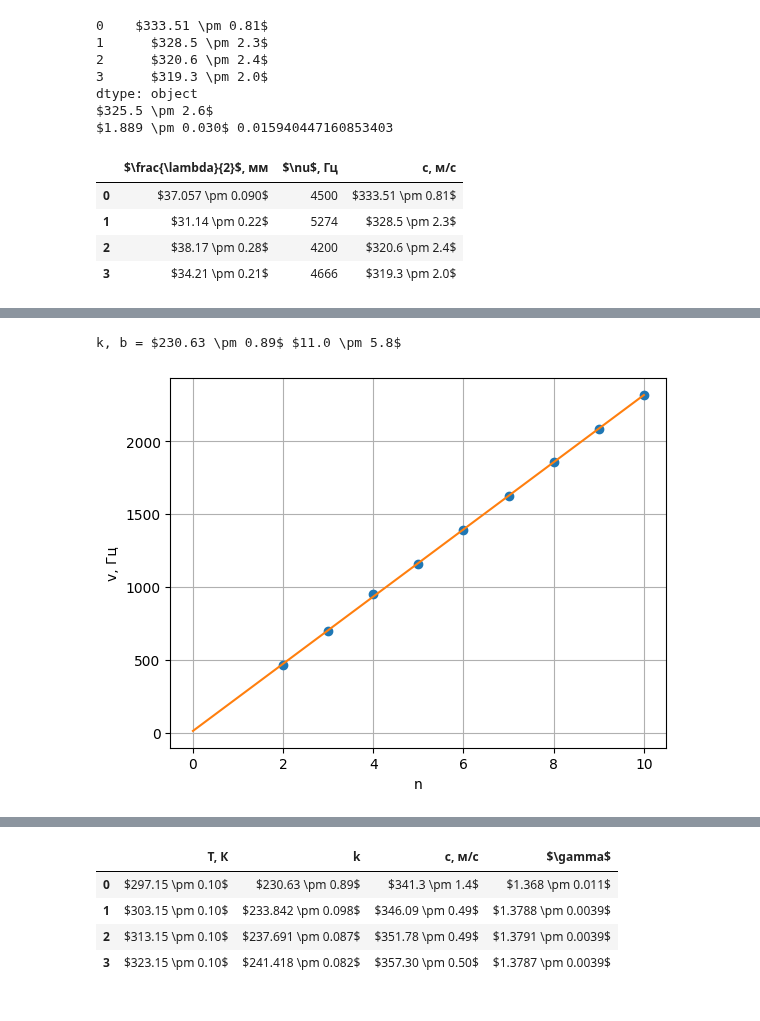
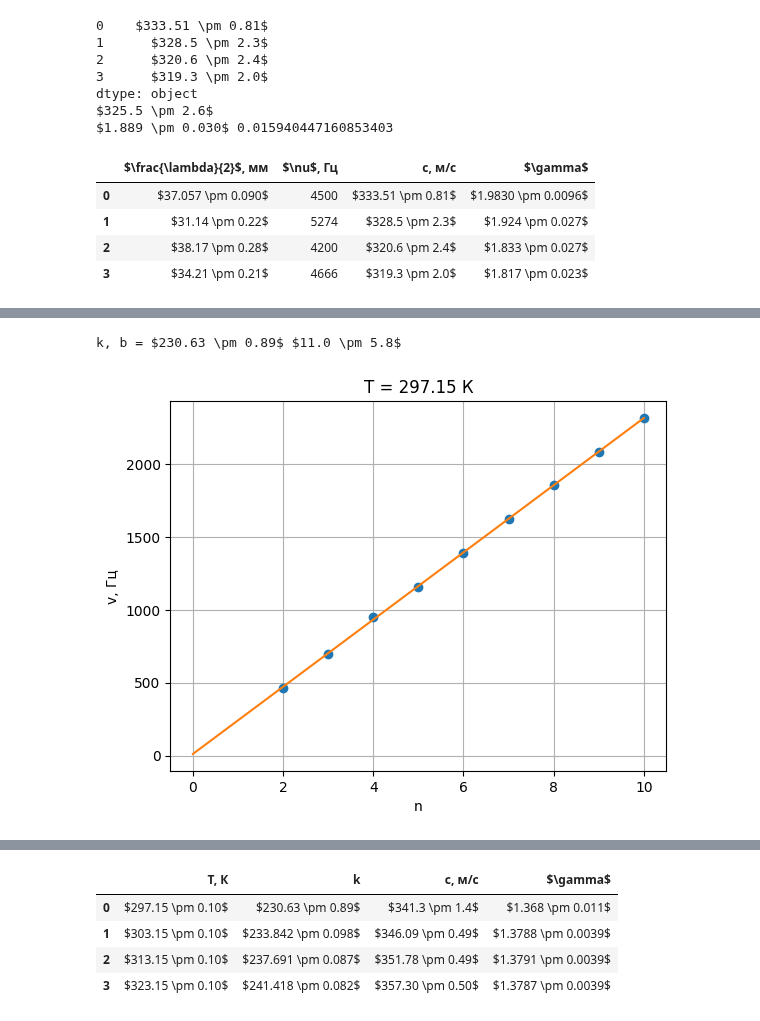
Before and after one commit to RedBrean/term2, a Jupyter notebook: labs/213.ipynb, the cells around one changed output, grey strips where cells are left out. Saved outputs shown, nothing was run; the diff lists cells and outputs as text; code cells hidden in the pictures.

```diff
--- a/labs/213.ipynb
+++ b/labs/213.ipynb
@@ -388,13 +389,14 @@ dataf1 = pd.DataFrame()
 dataf1["$\\frac{\lambda}{2}$, мм"] = ks*1000
 dataf1["$\\nu$, Гц"] = freqs
 dataf1["c, м/c"] = cs
+dataf1["$\gamma$"] = cs**2*0.044/8.31/(273+24)
 dataf1
 # %% [output]
-|  | $\frac{\lambda}{2}$, мм | $\nu$, Гц | c, м/c |
-| 0 | $37.057 \pm 0.090$ | 4500 | $333.51 \pm 0.81$ |
-| 1 | $31.14 \pm 0.22$ | 5274 | $328.5 \pm 2.3$ |
-| 2 | $38.17 \pm 0.28$ | 4200 | $320.6 \pm 2.4$ |
-| 3 | $34.21 \pm 0.21$ | 4666 | $319.3 \pm 2.0$ |
+|  | $\frac{\lambda}{2}$, мм | $\nu$, Гц | c, м/c | $\gamma$ |
+| 0 | $37.057 \pm 0.090$ | 4500 | $333.51 \pm 0.81$ | $1.9830 \pm 0.0096$ |
+| 1 | $31.14 \pm 0.22$ | 5274 | $328.5 \pm 2.3$ | $1.924 \pm 0.027$ |
+| 2 | $38.17 \pm 0.28$ | 4200 | $320.6 \pm 2.4$ | $1.833 \pm 0.027$ |
+| 3 | $34.21 \pm 0.21$ | 4666 | $319.3 \pm 2.0$ | $1.817 \pm 0.023$ |
 # %%
 dataf1.to_clipboard()
 # %%
@@ -436,13 +438,15 @@ L = DData(740, 1, E=-3)
 # %%
 x_range = np.array(range(1, 11))
 plt.xlabel("n")
 plt.ylabel("v, Гц")
 
+plt.title(f"T = {T1} К")
+
 k1, _ = linearcalc(x_range[1:], v1[1:])
 plt.savefig("T1", dpi = 300)
 # %% [output]
 k, b = $230.63 \pm 0.89$ $11.0 \pm 5.8$
-[figure, old version]
+[figure, new version]
 # %%
 
 plt.xlabel("n")
```
Also changed, not shown: parts of 4 cells of this notebook, 6 other files.
